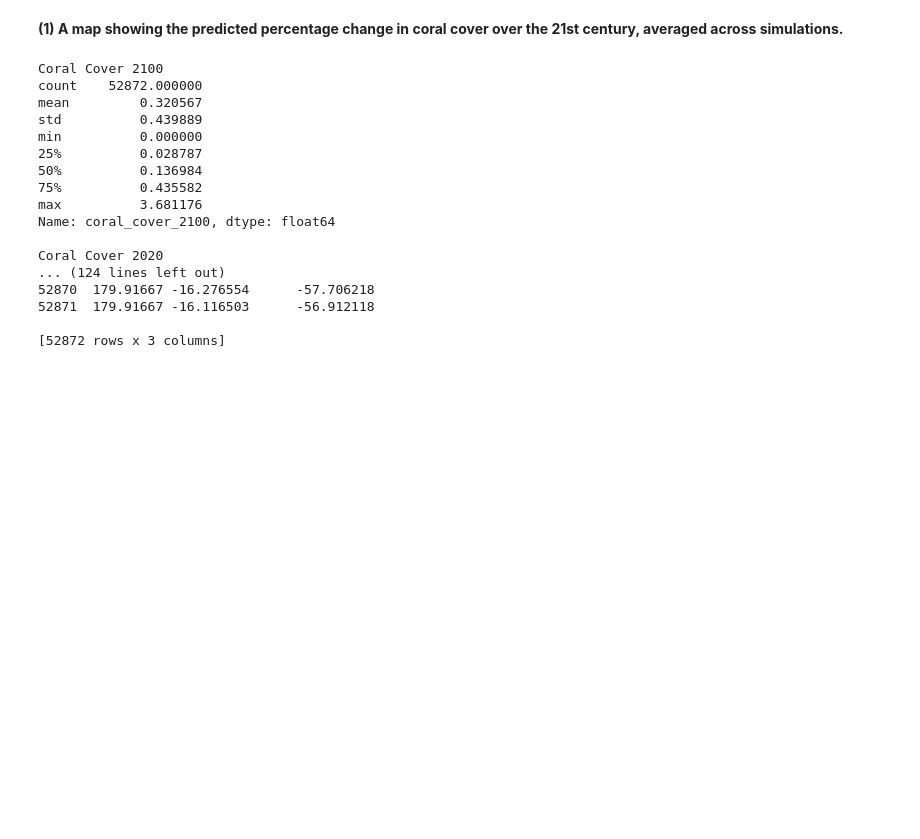
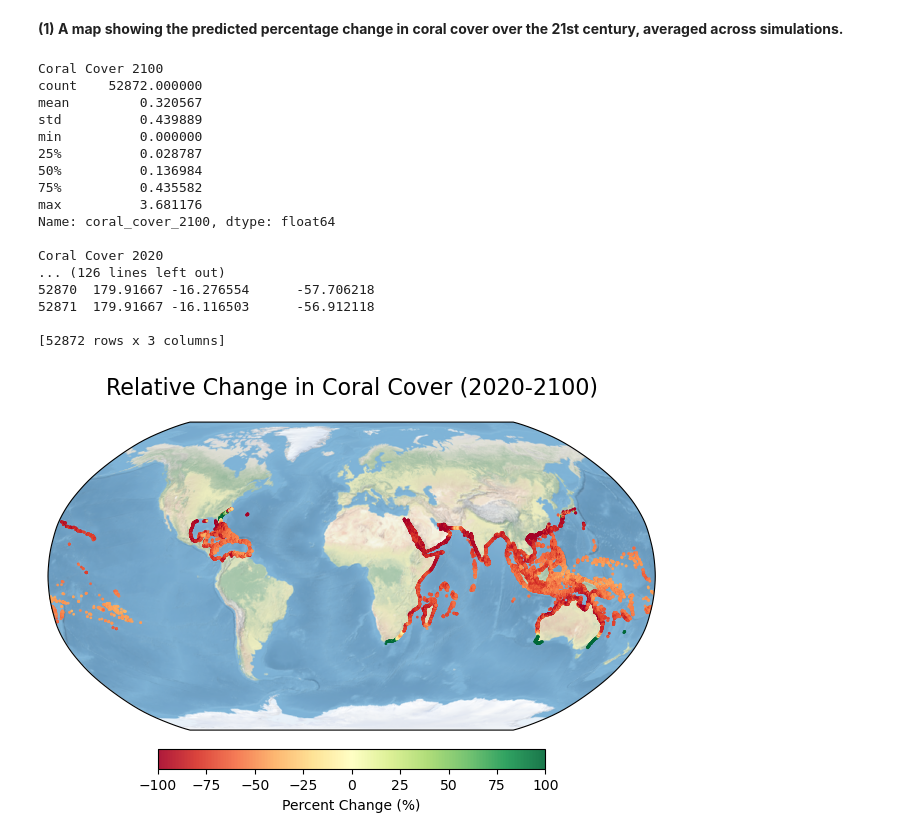
Before and after one commit to maluhiakinimaka/mbio691l-kinimaka, a Jupyter notebook: mbio691l_project_kinimaka.ipynb, the cells around one changed output. Drawn from its saved outputs; the diff is of its cells as text; code cells hidden in the pictures; blank space fills up the shorter version.

```diff
--- a/mbio691l_project_kinimaka.ipynb
+++ b/mbio691l_project_kinimaka.ipynb
@@ -95,9 +95,8 @@ print()
 
 # note: assuming ideal conditions and focusing on a fast-growing species, coral could potentially grow 5-10 cm/yr, or 4-8m by 2100,
 # therefore it is possible to see up to 80 times coral cover increase (400% increase) under optimal conditions.
-# note: 0.2099 is the minimum viable 2020 coral cover value for max change to remain < 100%
 
-# filter simulation results if coral_cover_2020 <= 0 to avoid division errors, values very close to zero are averaged later to prevent skew
+# filter simulation results if coral_cover_2020 <= 0 to avoid undefined errors, values very close to zero are averaged later to prevent skew
 filt_data = data[data['coral_cover_2020'] > 0].copy()
 print(filt_data)
 
@@ -119,31 +118,64 @@ print(f"Missing values in percent_change column: {check_values}")
 get_max = filt_data['percent_change'].max()
 print("Max Percent Change:", get_max)
 get_min = filt_data['percent_change'].min()
 print("Min Percent Change:", get_min)
 coral_gain = (filt_data['percent_change'] > 0).sum()
 print(f"Count of simulation instances predicting coral increase: {coral_gain}")
 coral_loss = (filt_data['percent_change'] < 0).sum()
 print(f"Count of simulation instances predicting coral decrease: {coral_loss}")
 print()
 
 # grouping by location to calculate average percent cover and reduce large outliers
 m_percent_change = filt_data.groupby(['longitude', 'latitude'])['percent_change'].mean().reset_index()
 print(m_percent_change)
+
+# modify cartopy example "Global Robinson Project" to create a background for geospatial plotting
+# initialize plot
+def main():
+    # set figure size
+    fig = plt.figure(figsize=(10, 5))
+
+    # creating figure
+    ax = fig.add_subplot(1, 1, 1, projection=ccrs.Robinson()) # add oval border for subplot area
+    ax.stock_img() # add globe stock image
+
+    # plot mean percent_change calcs using scatter function and set divergent color scheme
+    scatter = ax.scatter(m_percent_change['longitude'], m_percent_change['latitude'], c=m_percent_change['percent_change'],
+        cmap='RdYlGn',     # colormap value
+        vmin=-100,      # set percent change min
+        vmax=100,       # set percent change max
+        marker='o',     # set marker type
+        s=1,            # set marker size
+        alpha=0.9,      # set marker opacity
+        transform=ccrs.PlateCarree() # specify cordinate system
+        )
+
+    # label plot
+    cbar = plt.colorbar(scatter, ax=ax, orientation='horizontal', pad=0.05, shrink=0.5)
+    cbar.set_label('Percent Change (%)')
+    plt.title('Relative Change in Coral Cover (2020-2100)',
+          fontsize=16, loc='center', pad=20, color='black')
+
+    plt.show()
+
+# plot
+main()
 # %% [output]
 Coral Cover 2100
 count    52872.000000
 mean         0.320567
 std          0.439889
 min          0.000000
 25%          0.028787
 50%          0.136984
 75%          0.435582
 max          3.681176
 Name: coral_cover_2100, dtype: float64
 
 Coral Cover 2020
-... (124 lines left out)
+... (126 lines left out)
 52870  179.91667 -16.276554      -57.706218
 52871  179.91667 -16.116503      -56.912118
 
 [52872 rows x 3 columns]
+[figure, added]
```
Also changed, not shown: parts of 3 cells of this notebook.
